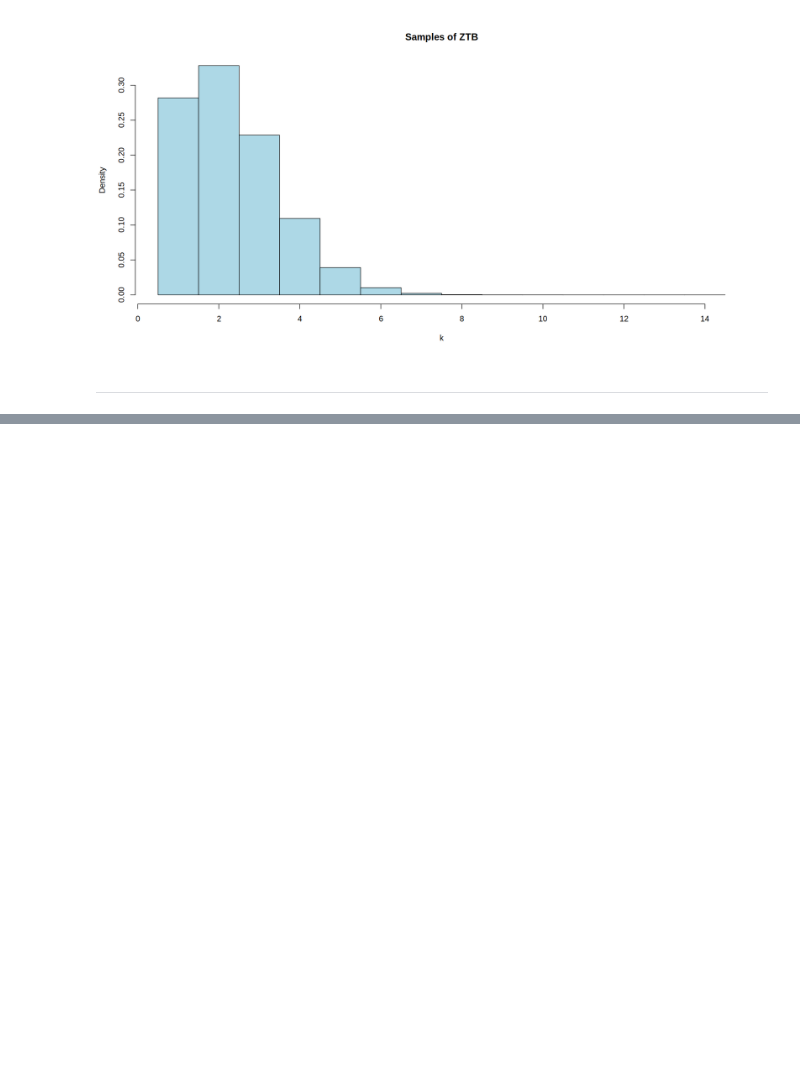
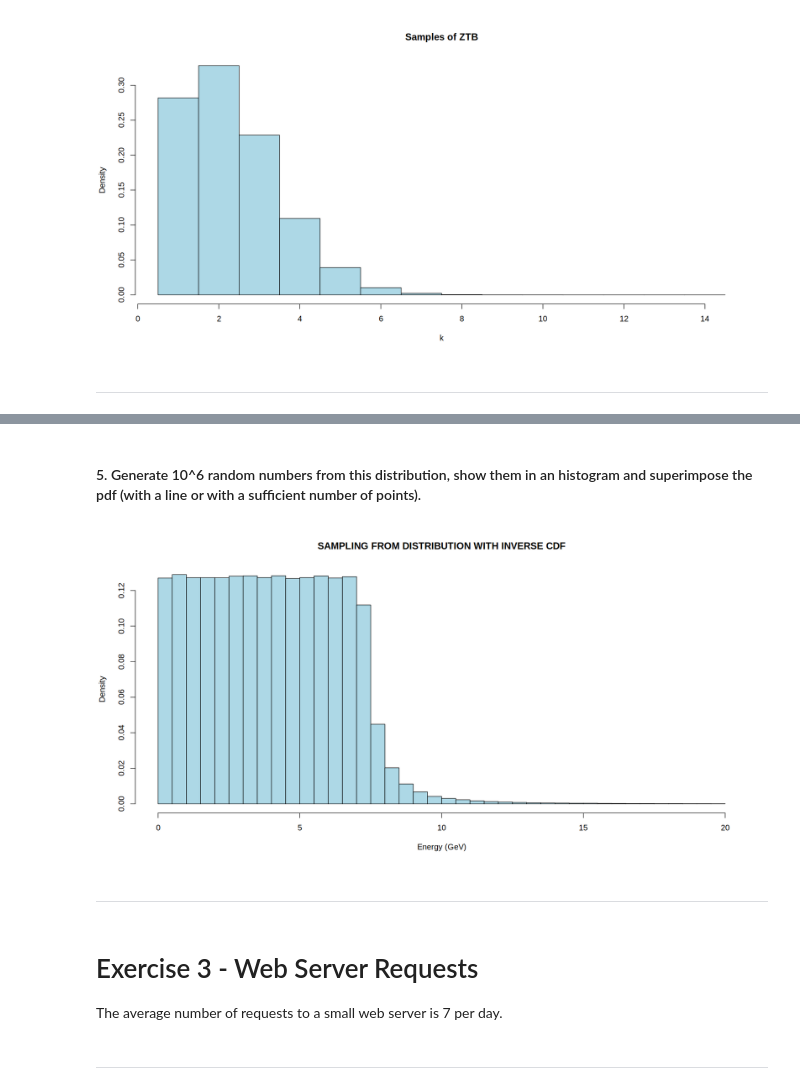
Before and after one commit to seccobenedetto/ex_Advanced_Statistics, a Jupyter notebook: lab_2/lab_2_test.ipynb, the cells around one changed output, grey strips where cells are left out. Cells and saved outputs as stored; diff of their text form; code cells hidden in the pictures; blank space fills up the shorter version.

Commit message:
ex lab2.2 done

```diff
--- a/lab_2/lab_2_test.ipynb
+++ b/lab_2/lab_2_test.ipynb
@@ -75,0 +148,22 @@ Mean value: 2.337962
+# %% [markdown]
+#### 5. Generate 10^6 random numbers from this distribution, show them in an histogram and superimpose the pdf (with a line or with a sufficient number of points).
+# %%
+# let's use inverse cdf method (fromulae done by hand):
+n <- 10^6
+unif_samples <- runif(n, min = 0, max = 1)
+# function that (given random numbers in [0,1]) returns values of E distributed like the above pdf:
+inverse_cdf <- function(u) {
+    ifelse ( u<N*E0, u/N, (1-(u-N*E0)*(gamma-1)/N )^( 1/(1-gamma) ) + (E0-1) )
+}
+samples <- inverse_cdf(unif_samples)
+hist(samples[samples<20], breaks=50, probability=TRUE,
+     col='lightblue', main='SAMPLING FROM DISTRIBUTION WITH INVERSE CDF', xlab='Energy (GeV)', ylab='Density')
+# %% [output]
+[figure, added]
+# %% [markdown]
+---
+# %% [markdown]
+# Exercise 3 - Web Server Requests
+The average number of requests to a small web server is 7 per day.
+# %% [markdown]
+---
```
Also changed, not shown: parts of 15 cells of this notebook.
